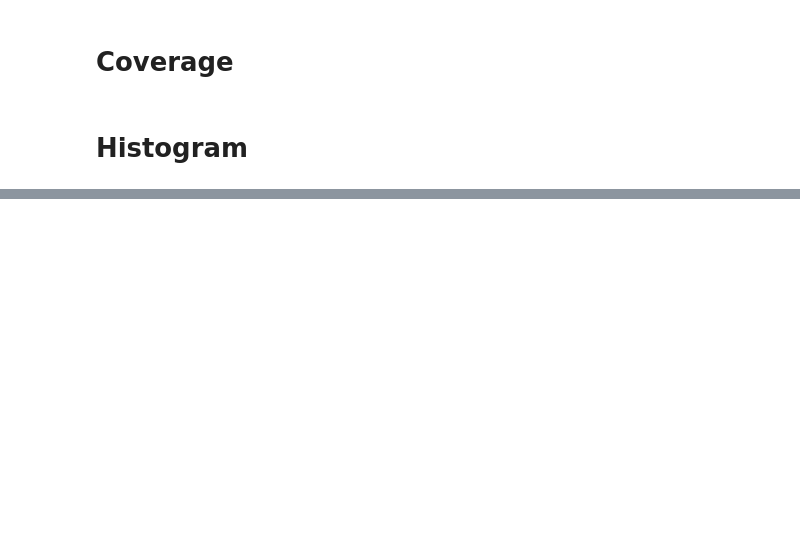
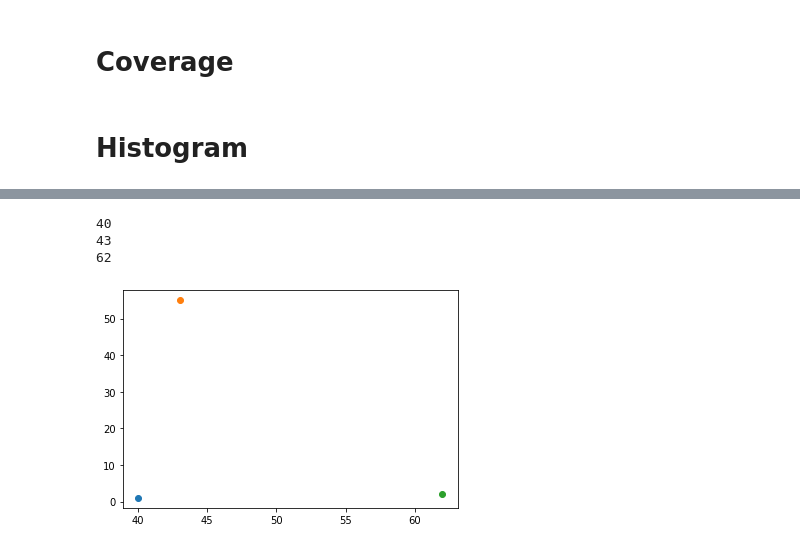
Before and after one commit to varunchaturmutha/hv_stats, a Jupyter notebook: coverage.ipynb, the cells around one changed output, grey strips where cells are left out. Cells and saved outputs as stored; diff of their text form; code cells hidden in the pictures; blank space fills up the shorter version.

```diff
--- a/coverage.ipynb
+++ b/coverage.ipynb
@@ -86,0 +95,31 @@ hv
+# %%
+def sql_query(sourceId, obs=None):
+    try:
+        connection = mysql.connector.connect(host='localhost',
+                                             database='hv',
+                                             user='hv_varun',
+                                             password='Helioviewer@2020')
+
+#         sql_select_Query = "SELECT filepath, date, sourceid FROM data WHERE sourceId=%d LIMIT 20;" %sourceId
+    #     sql_select_Query = "SELECT sourceId, date_format(date, '%Y-%m-%d 00:00:00') as date, count(*) as count FROM data FORCE INDEX (date_index) WHERE sourceId=8 GROUP BY date_format(date, '%Y-%m-%d 00:00:00'), sourceId;"
+        sql_select_Query = "SELECT date_format(date, '%Y-%m-%d 00:00:00') as date, count(*) as count FROM data FORCE INDEX (date_index) WHERE sourceId={} GROUP BY date_format(date, '%Y-%m-%d 00:00:00');".format(sourceId)
+    #     sql_select_Query = "SELECT date_format(date, '%Y-%m-%d 00:00:00') as date, count(*) as count FROM data FORCE INDEX (date_index) GROUP BY date_format(date, '%Y-%m-%d 00:00:00');"
+    #     sql_select_Query = "SELECT count(*) FROM data WHERE filepath LIKE '/AIA/1600/%';"
+    #    sql_select_Query = "SELECT * FROM data LIMIT 20;"
+        cursor = connection.cursor()
+        cursor.execute(sql_select_Query)
+        return hv_prepare(cursor, sourceId, obs)
+#         records = cursor.fetchall()
+    except Error as e:
+        return 'ERROR at SOURCE ID %s: %s'%(sourceId, e)
+        print("Error reading data from MySQL table", e)
+    finally:
+        print('asdf')
+        if (connection.is_connected()):
+            connection.close()
+            cursor.close()
+# %%
+par = Parallel(n_jobs=20)
+start_time=time.time()
+results = par(delayed(sql_query)(df['SOURCE_ID'], df['OBS']) for ind, df in hv_sid.iterrows())
+print(time.time()-start_time)
@@ -86,0 +128,8 @@ hv
+# %%
+hv_obs = {}
+for i in range(len(hv_sid)):
+    if results[i].empty:
+        hv_sid = hv_sid.drop(index = hv_sid.index[hv_sid.index == i])
+        continue
+    hv_obs[hv_sid.iloc[i]['SOURCE_ID']] = results[i]
+hv_obs
@@ -286,0 +404,10 @@ show(btabs)
+# %%
+for key in hv_obs.keys():
+    if len(hv_obs[key]) < 100:
+        plt.scatter(key, len(hv_obs[key].dropna().reset_index(drop=True)))
+        print(key)
+# %% [output]
+40
+43
+62
+[figure, added]
```
Also changed, not shown: parts of 32 cells of this notebook.
